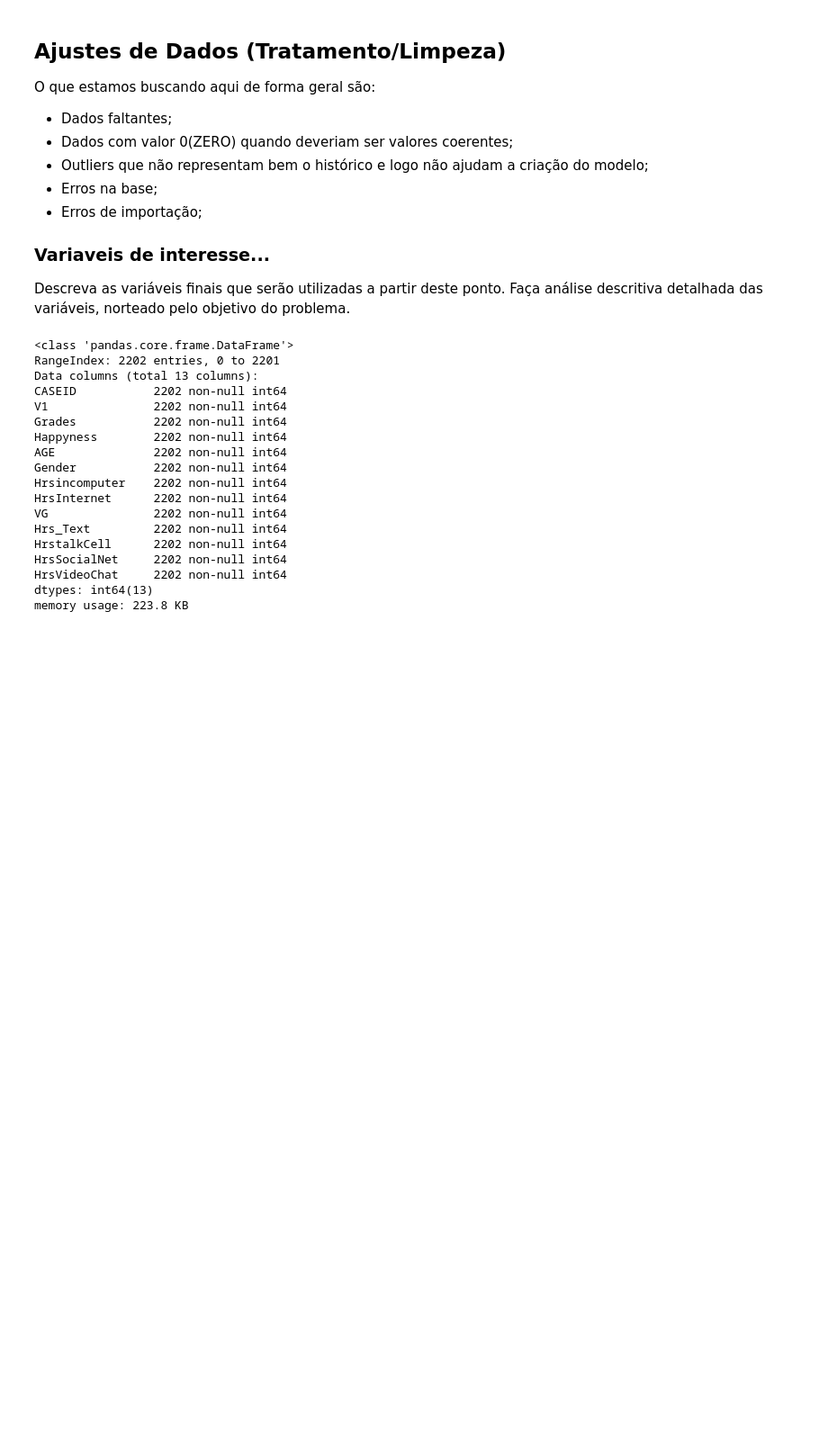
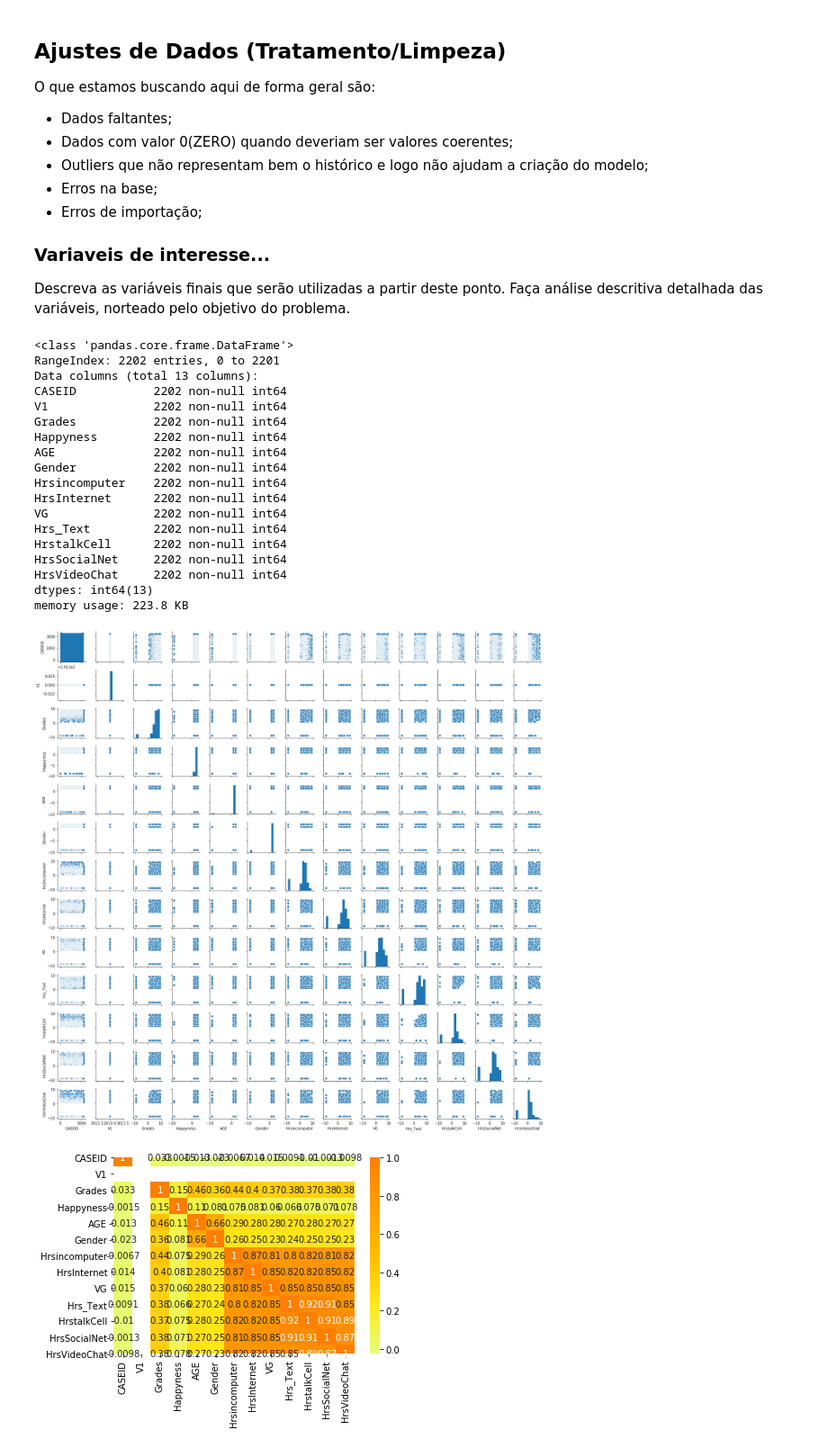
Before and after one commit to ericbarbosa-creator/Projeto2_Ciencia_Dados, a Jupyter notebook: P2_Media_VideoGame.ipynb, the cells around one changed output. Shown at 90% size. Cells and saved outputs as stored; diff of their text form; code cells hidden in the pictures; blank space fills up the shorter version.

```diff
--- a/P2_Media_VideoGame.ipynb
+++ b/P2_Media_VideoGame.ipynb
@@ -83,3 +83,19 @@ HrsSocialNet     2202 non-null int64
 HrsVideoChat     2202 non-null int64
 dtypes: int64(13)
 memory usage: 223.8 KB
+# %%
+import seaborn as sns
+import matplotlib.pyplot as plt
+
+
+
+sns.pairplot(df, height=1.5);
+plt.show()
+
+
+
+sns.heatmap(df.corr(), cmap ='Wistia', annot =True)
+plt.show()
+# %% [output]
+[figure, added]
+[figure, added]
```
Also changed, not shown: parts of 2 cells of this notebook.
